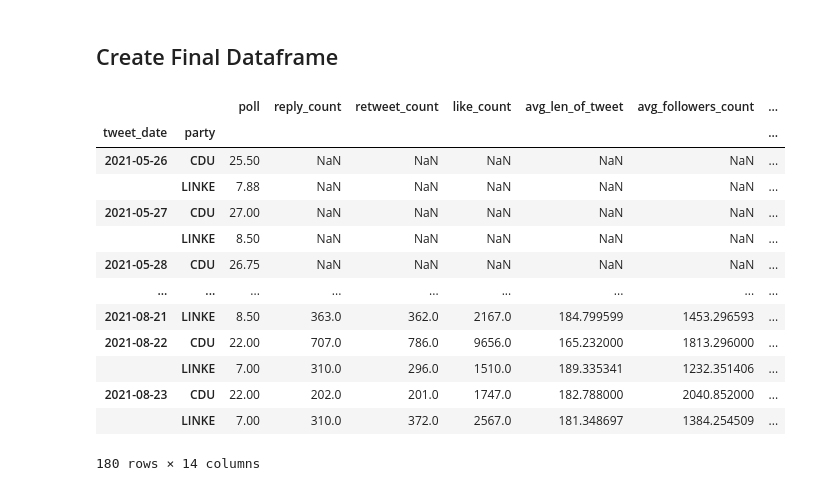
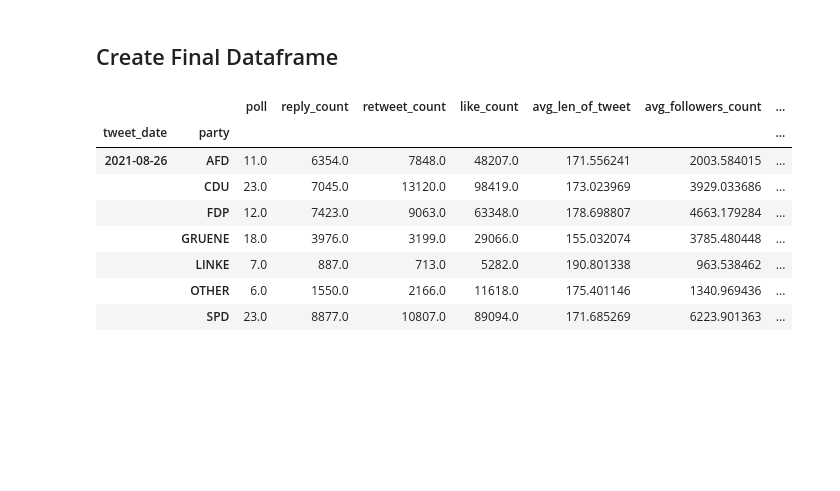
Before and after one commit to NicolasBuehringer/project_delphi, a Jupyter notebook: notebooks/05finn/finnzm_api_sample_data_v1.ipynb, the cells around one changed output. Saved outputs shown, nothing was run; the diff lists cells and outputs as text; code cells hidden in the pictures; blank space fills up the shorter version.

```diff
--- a/notebooks/05finn/finnzm_api_sample_data_v1.ipynb
+++ b/notebooks/05finn/finnzm_api_sample_data_v1.ipynb
@@ -159,6 +172,12 @@ def create_sentiment_features(df):
     '''
     Generates the following features: "Weighted Sentiment", "Share of positive tweets", "Share of negative tweets".
     '''
+    # Change dtype
+    df = df.fillna(0)
+    df["retweet_count"] = df["retweet_count"].astype(float)
+    df["like_count"] = df["like_count"].astype(float)
+    df["sentiment"] = df["sentiment"].astype(float)
+
     df = df[["tweet_date","party","retweet_count", "like_count", "sentiment"]]
     # Generate "Weighted Sentiment"
     df["like_count"] = df["like_count"]+10
@@ -238,7 +231,6 @@ df_joined.tail()
 # %% [markdown]
 ## Load Poll API Data
 # %%
-df_poll = pd.read_csv('/Users/finnzurmuehlen/Downloads/polls_data_updated.csv')[["Date", "CDU/CSU", "Linke"]]
-new_row = {'Date':'2021-08-23', 'CDU/CSU': 22.00, 'Linke': 7.00}
-df_poll = df_poll.append(new_row, ignore_index=True)
-df_poll
+def load_poll_df(path):
+    df = pd.read_csv(path)[["Date", "CDU/CSU", 'SPD', 'Grüne', 'FDP', "Linke", 'AfD', 'other']]
+    return df
@@ -259,3 +237,5 @@ df_poll
+# %%
+df_poll = load_poll_df('/Users/finnzurmuehlen/Downloads/polls_data_2021_v4.csv')
 # %% [markdown]
 ## Function: Create Final DF for RNN
 # %%
@@ -264,7 +244,13 @@ def create_rnn_final_df(df_poll ,df_joined):
     Joines (how=outer) engineered features DF and poll DF for the German parties
     '''
     # Rename df_poll columns and change dtype to datetime
-    df_poll = df_poll.rename(columns = {"Date": "tweet_date", "Linke": "LINKE","CDU/CSU":"CDU"})
+    df_poll = df_poll.rename(columns = {"Date": "tweet_date",
+                                        "CDU/CSU":"CDU",
+                                        "Grüne": "GRUENE",
+                                        "Linke": "LINKE",
+                                        "AfD": "AFD",
+                                        "other": "OTHER"
+                                       })
     df_poll["tweet_date"] = pd.to_datetime(df_poll["tweet_date"])
     df_poll = df_poll.set_index("tweet_date")
 
@@ -283,19 +269,14 @@ def create_rnn_final_df(df_poll ,df_joined):
 ## Create Final Dataframe
 # %%
 df_final = create_rnn_final_df(df_poll, df_joined)
-df_final
+df_final.tail(7)
 # %% [output]
 |  |  | poll | reply_count | retweet_count | like_count | avg_len_of_tweet | avg_followers_count | ... |
 | tweet_date | party |  |  |  |  |  |  | ... |
-| 2021-05-26 | CDU | 25.50 | NaN | NaN | NaN | NaN | NaN | ... |
-|  | LINKE | 7.88 | NaN | NaN | NaN | NaN | NaN | ... |
-| 2021-05-27 | CDU | 27.00 | NaN | NaN | NaN | NaN | NaN | ... |
-|  | LINKE | 8.50 | NaN | NaN | NaN | NaN | NaN | ... |
-| 2021-05-28 | CDU | 26.75 | NaN | NaN | NaN | NaN | NaN | ... |
-| ... | ... | ... | ... | ... | ... | ... | ... | ... |
-| 2021-08-21 | LINKE | 8.50 | 363.0 | 362.0 | 2167.0 | 184.799599 | 1453.296593 | ... |
-| 2021-08-22 | CDU | 22.00 | 707.0 | 786.0 | 9656.0 | 165.232000 | 1813.296000 | ... |
-|  | LINKE | 7.00 | 310.0 | 296.0 | 1510.0 | 189.335341 | 1232.351406 | ... |
-| 2021-08-23 | CDU | 22.00 | 202.0 | 201.0 | 1747.0 | 182.788000 | 2040.852000 | ... |
-|  | LINKE | 7.00 | 310.0 | 372.0 | 2567.0 | 181.348697 | 1384.254509 | ... |
+| 2021-08-26 | AFD | 11.0 | 6354.0 | 7848.0 | 48207.0 | 171.556241 | 2003.584015 | ... |
+|  | CDU | 23.0 | 7045.0 | 13120.0 | 98419.0 | 173.023969 | 3929.033686 | ... |
+|  | FDP | 12.0 | 7423.0 | 9063.0 | 63348.0 | 178.698807 | 4663.179284 | ... |
+|  | GRUENE | 18.0 | 3976.0 | 3199.0 | 29066.0 | 155.032074 | 3785.480448 | ... |
+|  | LINKE | 7.0 | 887.0 | 713.0 | 5282.0 | 190.801338 | 963.538462 | ... |
+|  | OTHER | 6.0 | 1550.0 | 2166.0 | 11618.0 | 175.401146 | 1340.969436 | ... |
+|  | SPD | 23.0 | 8877.0 | 10807.0 | 89094.0 | 171.685269 | 6223.901363 | ... |
-180 rows × 14 columns
```
Also changed, not shown: parts of 16 cells of this notebook, 4 other files.
